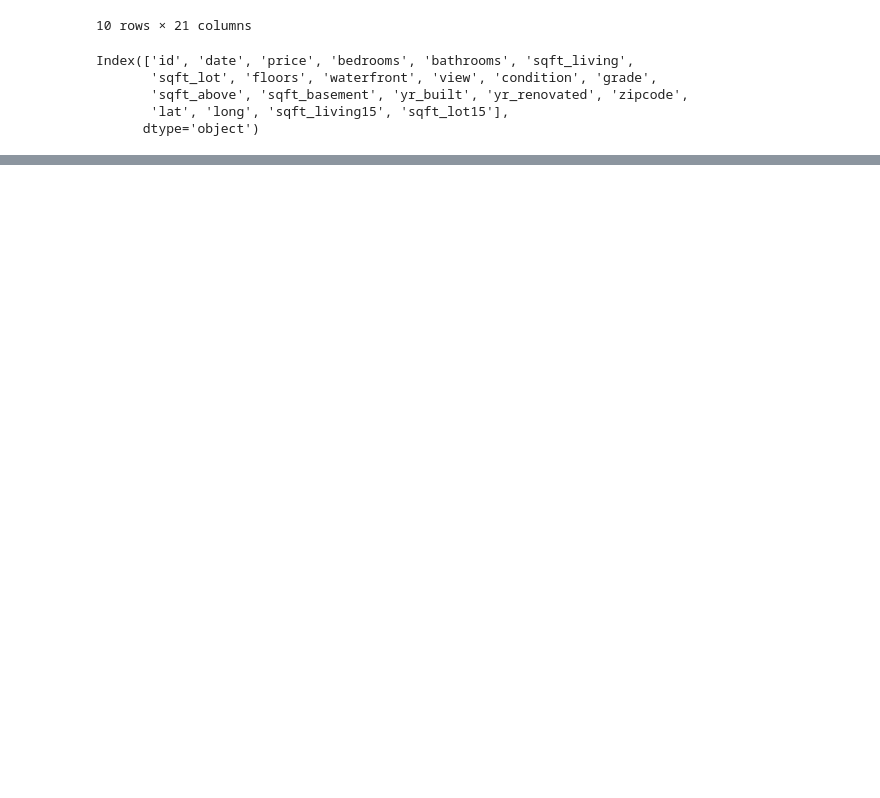
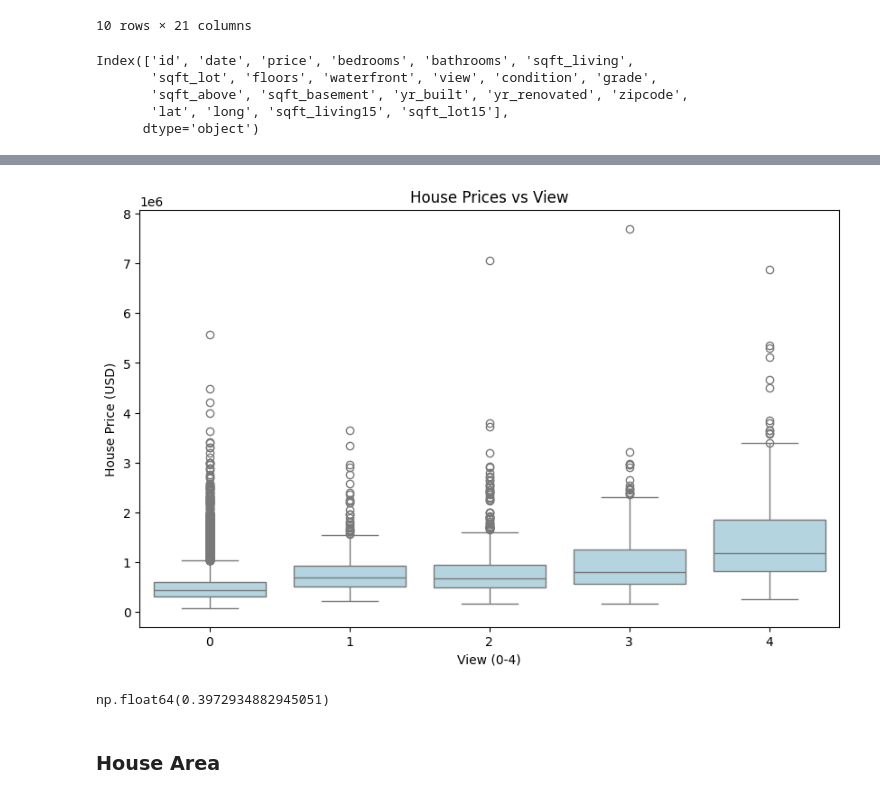
Before and after one commit to luiizsps/house_market, a Jupyter notebook: house_market.ipynb, the cells around one changed output, grey strips where cells are left out. Saved outputs shown, nothing was run; the diff lists cells and outputs as text; code cells hidden in the pictures; blank space fills up the shorter version.

```diff
--- a/house_market.ipynb
+++ b/house_market.ipynb
@@ -41,0 +129,17 @@ Index(['id', 'date', 'price', 'bedrooms', 'bathrooms', 'sqft_living',
+# %%
+# House Prices vs Number of Bedrooms
+plt.figure(figsize=(10, 6))
+sns.boxplot(data=kc_house_df, x="view", y="price", color="lightblue")
+plt.title("House Prices vs View")
+plt.xlabel("View (0-4)")
+plt.ylabel("House Price (USD)")
+plt.show()
+# %% [output]
+[figure, added]
+# %%
+# correlation view vs price
+kc_house_df["view"].corr(kc_house_df["price"])
+# %% [output]
+np.float64(0.3972934882945051)
+# %% [markdown]
+### House Area
```
Also changed, not shown: parts of 15 cells of this notebook, 1 other file.
